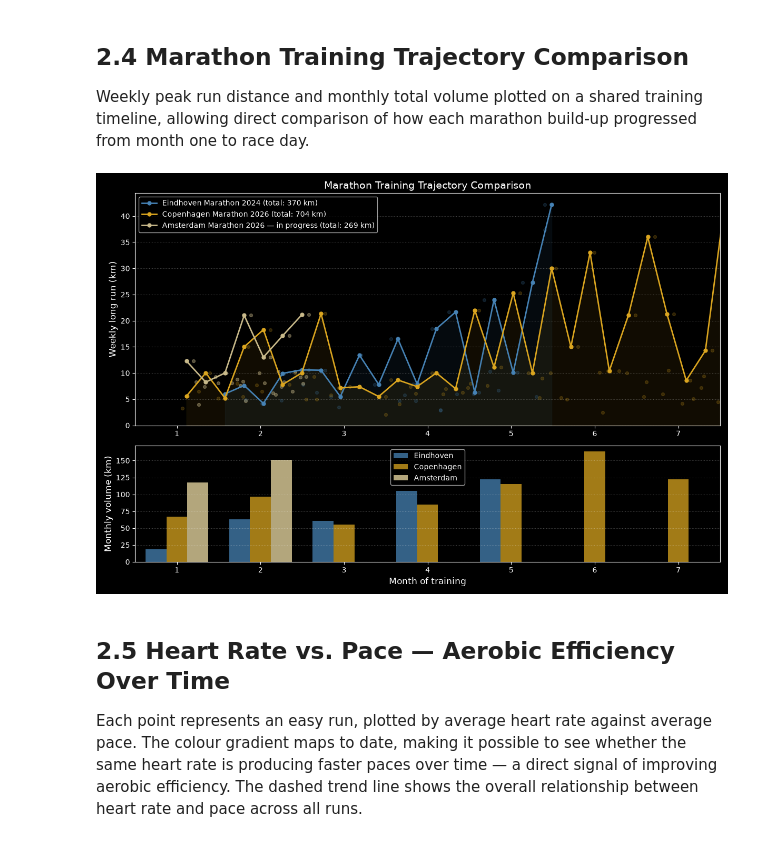
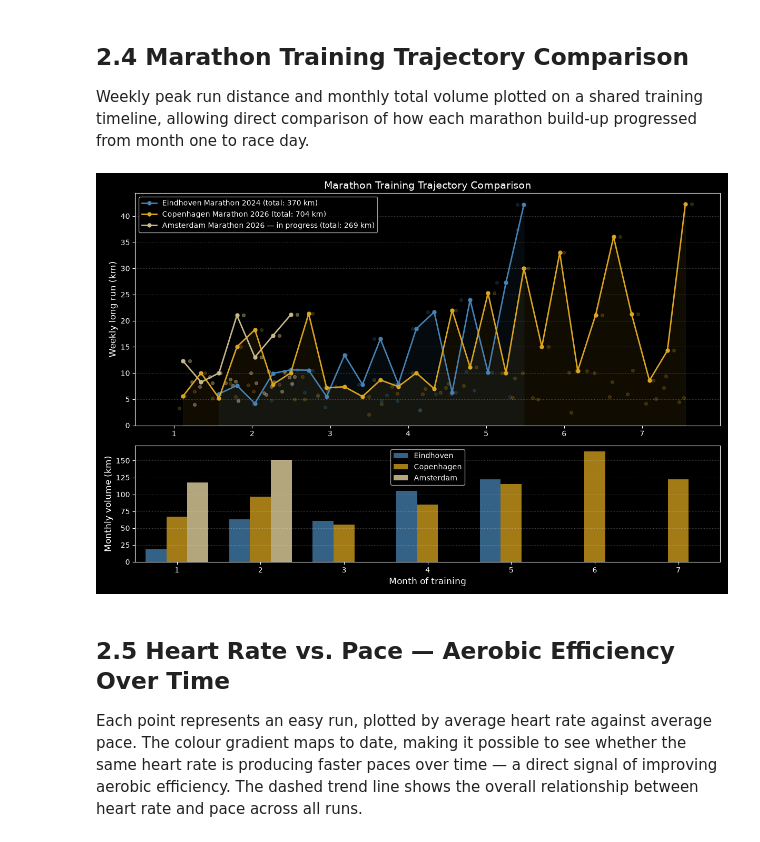
Before and after one commit to PersiFederico/SportAnalytics, a Jupyter notebook: Strava_Analytics.ipynb, the cells around one changed output. Cells and saved outputs as stored; diff of their text form; code cells hidden in the pictures.

```diff
--- a/Strava_Analytics.ipynb
+++ b/Strava_Analytics.ipynb
@@ -98,14 +81,16 @@ import numpy as np
 import matplotlib.pyplot as plt
 import matplotlib.dates as mdates
 import mplcursors
+from dotenv import load_dotenv
+load_dotenv()
 
-FIGURES_DIR = r"C:\Users\persif\PycharmProjects\SportAnalytics\figures"
+FIGURES_DIR = os.getenv("FIGURES_DIR")
 os.makedirs(FIGURES_DIR, exist_ok=True)
 
 SKY_BLUE = "#5B8DB8"
 SLATE    = "#E05C2E"
 
-df_fitnotes = pd.read_csv(r"C:\Users\persif\PycharmProjects\SportAnalytics\FitNotes_Export.csv")
+df_fitnotes = pd.read_csv(os.getenv("FITNOTES_CSV"))
 df_fitnotes["Date"] = pd.to_datetime(df_fitnotes["Date"])
 
 runs = (df_fitnotes[df_fitnotes["Exercise"] == "Running (Outdoor)"]
@@ -137,7 +122,6 @@ ax.xaxis.set_major_locator(mdates.AutoDateLocator())
 plt.xticks(rotation=45, ha="right")
 plt.tight_layout()
 
-# Measure the legend bottom in axes coords and place note directly below
 fig.canvas.draw()
 bbox = legend.get_window_extent()
 inv = ax.transAxes.inverted()
@@ -176,13 +158,15 @@ Total distance accumulated per calendar year, showing how running volume has gro
 import os
 import pandas as pd
 import matplotlib.pyplot as plt
+from dotenv import load_dotenv
+load_dotenv()
 
-FIGURES_DIR = r"C:\Users\persif\PycharmProjects\SportAnalytics\figures"
+FIGURES_DIR = os.getenv("FIGURES_DIR")
 os.makedirs(FIGURES_DIR, exist_ok=True)
 
 HEATMAP0 = ["#0A9396", "#94D2BD", "#E9D8A6", "#EE9B00", "#CA6702", "#AE2012", "#9B2226"]
 
-df_fitnotes = pd.read_csv(r"C:\Users\persif\PycharmProjects\SportAnalytics\FitNotes_Export.csv")
+df_fitnotes = pd.read_csv(os.getenv("FITNOTES_CSV"))
 df_fitnotes["Date"] = pd.to_datetime(df_fitnotes["Date"])
 
 runs = (df_fitnotes[df_fitnotes["Exercise"] == "Running (Outdoor)"]
@@ -338,8 +320,10 @@ Weekly peak run distance and monthly total volume plotted on a shared training t
 import os
 import matplotlib.pyplot as plt
 import pandas as pd
+from dotenv import load_dotenv
+load_dotenv()
 
-FIGURES_DIR = r"C:\Users\persif\PycharmProjects\SportAnalytics\figures"
+FIGURES_DIR = os.getenv("FIGURES_DIR")
 os.makedirs(FIGURES_DIR, exist_ok=True)
 
 runs = (df[df["activity_type"] == "Run"]
@@ -406,35 +390,35 @@ ax_top.plot(wlr2["month"], wlr2["distance"], color="goldenrod",  linewidth=2, ma
             label=f"Copenhagen Marathon 2026 (total: {total2:.0f} km)")
 ax_top.plot(wlr3["month"], wlr3["distance"], color=CREAM,        linewidth=2, marker="o", markersize=5,
             label=f"Amsterdam Marathon 2026 — in progress (total: {total3:.0f} km)")
 ax_top.fill_between(wlr1["month"], 0, wlr1["distance"], alpha=0.08, color="steelblue")
 ax_top.fill_between(wlr2["month"], 0, wlr2["distance"], alpha=0.08, color="goldenrod")
 
 ax_top.set_ylabel("Weekly long run (km)", fontsize=12)
 ax_top.set_title("Marathon Training Trajectory Comparison", fontsize=14)
 ax_top.legend(loc="upper left", fontsize=10)
 ax_top.set_xticks(range(1, 8))
-ax_top.set_xlim(0.5, 7.5)
+ax_top.set_xlim(0.5, 8)
 ax_top.set_ylim(bottom=0)
 ax_top.grid(axis="y", alpha=0.3, linestyle=":")
 
 # --- Bottom: monthly total volume bars ---
 bar_w = 0.25
 ax_bot.bar(vol1["month"] - bar_w, vol1["total_dist"], width=bar_w, color="steelblue", alpha=0.75, label="Eindhoven")
 ax_bot.bar(vol2["month"],          vol2["total_dist"], width=bar_w, color="goldenrod",  alpha=0.75, label="Copenhagen")
 ax_bot.bar(vol3["month"] + bar_w, vol3["total_dist"], width=bar_w, color=CREAM,        alpha=0.9,  label="Amsterdam")
 ax_bot.set_ylabel("Monthly volume (km)", fontsize=12)
 ax_bot.set_xlabel("Month of training", fontsize=12)
 ax_bot.set_xticks(range(1, 8))
 ax_bot.set_xlim(0.5, 7.5)
 ax_bot.set_ylim(bottom=0)
 ax_bot.legend(fontsize=10)
 ax_bot.grid(axis="y", alpha=0.3, linestyle=":")
 
 plt.tight_layout()
 fig.savefig(os.path.join(FIGURES_DIR, "2-4_marathon_training_trend_in_progress.png"), dpi=150)
 plt.show()
 # %% [output]
-[figure, old version]
+[figure, new version]
 # %% [markdown]
 ## 2.5 Heart Rate vs. Pace — Aerobic Efficiency Over Time
 Each point represents an easy run, plotted by average heart rate against average pace. The colour gradient maps to date, making it possible to see whether the same heart rate is producing faster paces over time — a direct signal of improving aerobic efficiency. The dashed trend line shows the overall relationship between heart rate and pace across all runs.
```
Also changed, not shown: parts of 7 cells of this notebook, 1 other file.
